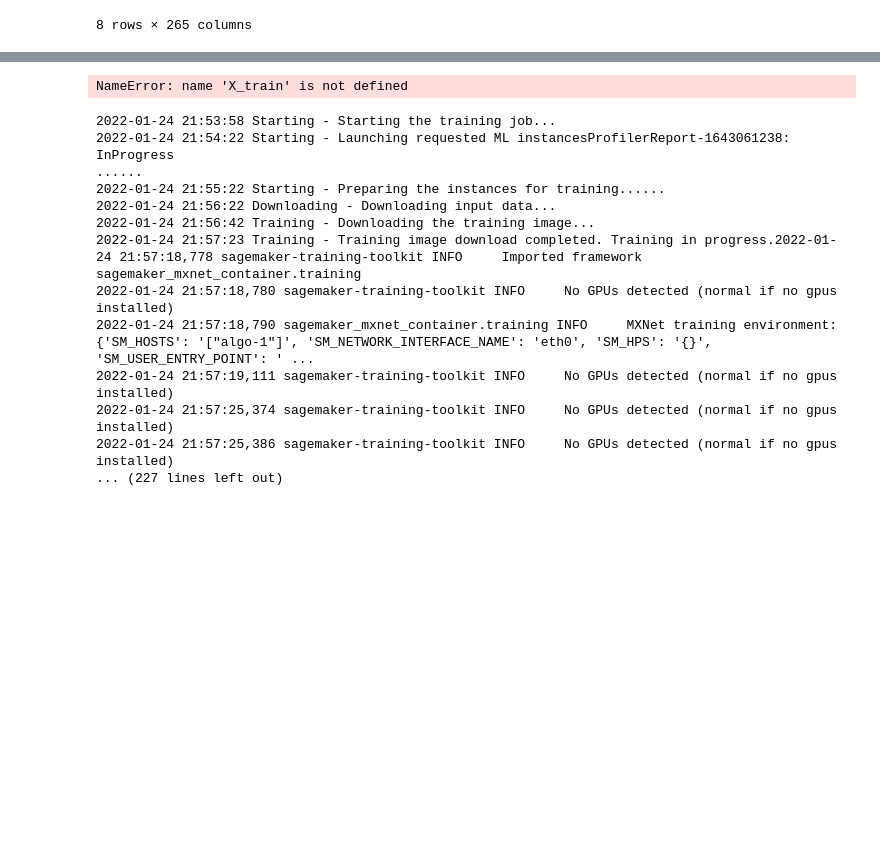
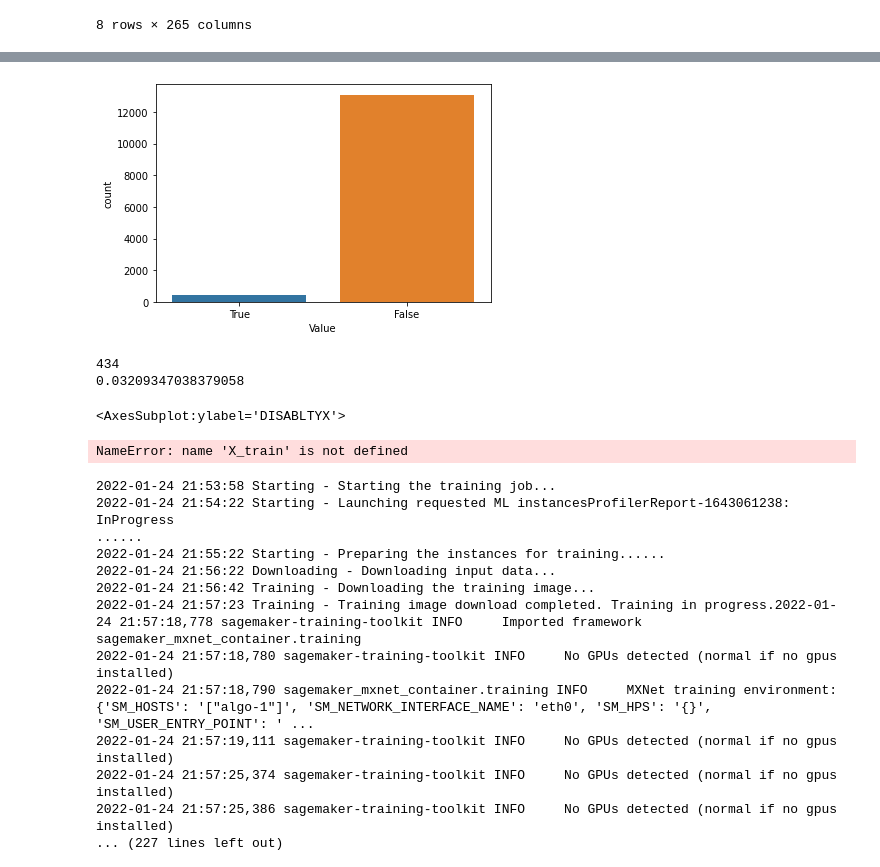
Before and after one commit to safiamc/udacity-capstone, a Jupyter notebook: project-notebook.ipynb, the cells around one changed output, grey strips where cells are left out. Drawn from its saved outputs; the diff is of its cells as text; code cells hidden in the pictures; blank space fills up the shorter version.

```diff
--- a/project-notebook.ipynb
+++ b/project-notebook.ipynb
@@ -91,3 +139,19 @@ y = data['SEABSNT']>=15
+# %%
+y1=pd.DataFrame({'Value':['True', 'False'], 'count':[y.sum(), len(y)-y.sum()]})
+sns.barplot(data=y1, x='Value', y='count')
+plt.savefig('target_barplot.png')
+# %% [output]
+[figure, added]
+# %%
+print(y.sum())
+print(y.sum()/len(y))
+# %% [output]
+434
+0.03209347038379058
+# %%
+X['DISABLTYX'].plot(kind='pie')
+# %% [output]
+<AxesSubplot:ylabel='DISABLTYX'>
 # %%
 #Split into training and testing, stratified by target variable
 X_train, X_test, y_train, y_test = train_test_split(X, y, test_size=0.33, stratify=y)
```
Also changed, not shown: parts of 3 cells of this notebook.
